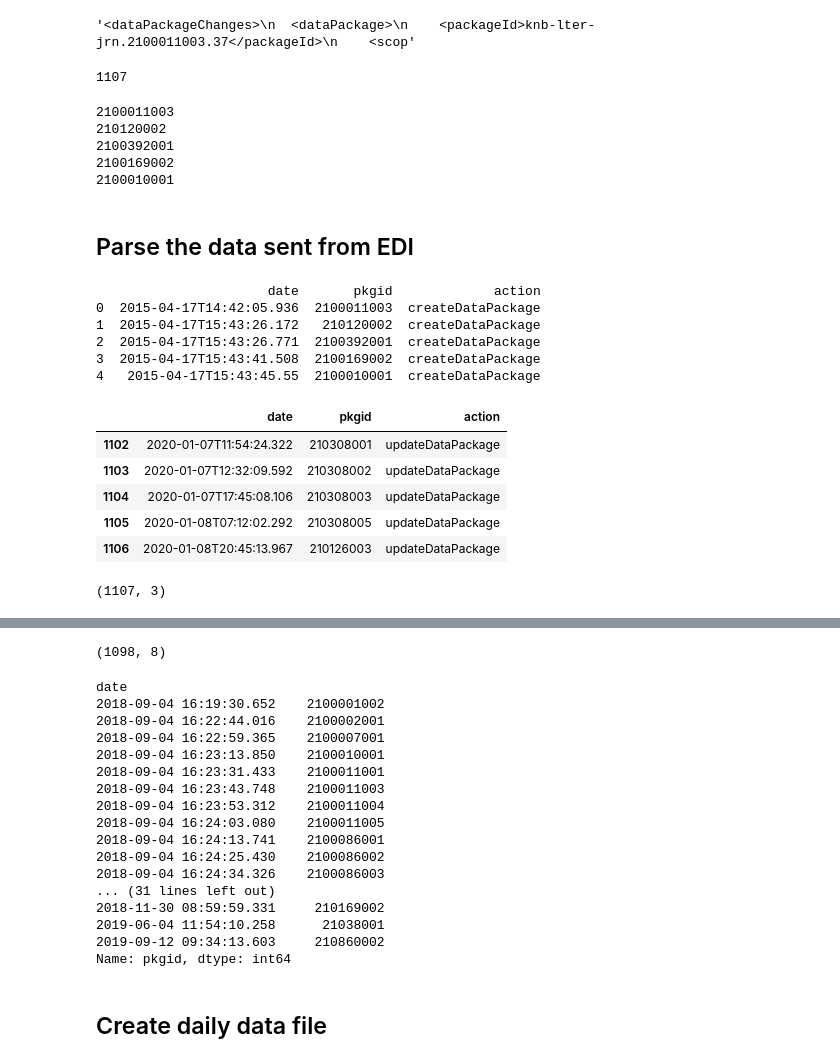
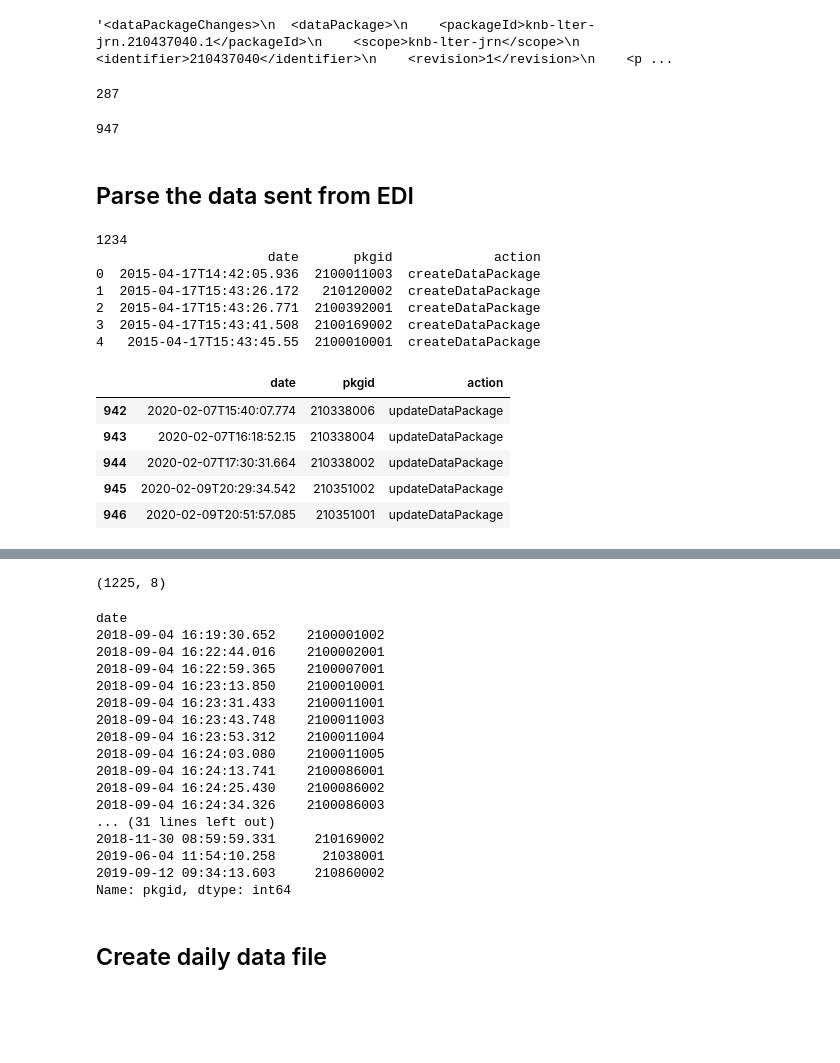
Before and after one commit to jornada-im/diagnostics, a Jupyter notebook: JRN-EDI-proposalstats.ipynb, the cells around one changed output, grey strips where cells are left out. Saved outputs shown, nothing was run; the diff lists cells and outputs as text; code cells hidden in the pictures; blank space fills up the shorter version.

```diff
--- a/JRN-EDI-proposalstats.ipynb
+++ b/JRN-EDI-proposalstats.ipynb
@@ -10,68 +8,68 @@ Since 2013-01-01, when EDI first began logging activity
 # %%
-#curl -i -X GET "https://pasta.lternet.edu/package/changes/eml?fromDate=2017-02-01T12:00:00&toDate=2017-02-28&scope=knb-lter-bes"
+#curl -i -X GET "https://pasta.lternet.edu/package/changes/eml?fromDate=2017-02-01T12:00:00&toDate=2020-01-28&scope=knb-lter-jrn"
 # This is the "List recent changes" call  https://pastaplus-core.readthedocs.io/en/latest/doc_tree/pasta_api/data_package_manager_api.html#list-recent-changes
 params = (
-    ('fromDate', '2013-01-01'),
-    ('toDate', None),
-    ('scope', 'knb-lter-jrn'),
-    ('environment', 'staging')
-)
+    ('fromDate', '2019-01-01'),
+    #('toDate', '2019-01-01'),
+    ('scope', 'knb-lter-jrn'))#,
+#    ('environment', 'production'))
 
 response = requests.get('https://pasta.lternet.edu/package/changes/eml', params=params)
 # %%
 # Response = long XML string that can be parsed with elementtree, beautifulsoup, etc
-response.text[0:100] # now parse this with
+response.text[0:300] # now parse this with
 # %% [output]
-'<dataPackageChanges>\n  <dataPackage>\n    <packageId>knb-lter-jrn.2100011003.37</packageId>\n    <scop'
+'<dataPackageChanges>\n  <dataPackage>\n    <packageId>knb-lter-jrn.210437040.1</packageId>\n    <scope>knb-lter-jrn</scope>\n    <identifier>210437040</identifier>\n    <revision>1</revision>\n    <p ...
 # %%
 # Parse the xml into an "ElementTree" object called root
 import xml.etree.ElementTree as ET
+
+tree_old = ET.parse('knb-lter-jrn_20150417-20181231.xml')
+root_old = tree_old.getroot()
+
 root = ET.fromstring(response.text)
 # %%
 # Number of elements (EDI changes) in root
+print(len(root_old))
 len(root)
 # %% [output]
-1107
+287
+947
-# %%
-# First 5 package IDs
-i=0
-for ID in root.iter('identifier'):
-    if i < 5: print(ID.text)
-    i=i+1
-# %% [output]
-2100011003
-210120002
-2100392001
-2100169002
-2100010001
 # %% [markdown]
 ## Parse the data sent from EDI
 # %%
+# Create a dataframe from the entire record in root
+df_old = pd.DataFrame({'date':[date.text for date in root_old.iter('date')],
+                   'pkgid':[int(ID.text) for ID in root_old.iter('identifier')],
+                   'action':[sm.text for sm in root_old.iter('serviceMethod')]}
+                   )
+
 # Create a dataframe from the entire record in root
 df = pd.DataFrame({'date':[date.text for date in root.iter('date')],
                    'pkgid':[int(ID.text) for ID in root.iter('identifier')],
                    'action':[sm.text for sm in root.iter('serviceMethod')]}
                    )
+df = pd.concat([df_old,df])
+
+print(len(df))
+
 print(df.head())
 
 df.tail()
 # %% [output]
+1234
                       date       pkgid             action
 0  2015-04-17T14:42:05.936  2100011003  createDataPackage
 1  2015-04-17T15:43:26.172   210120002  createDataPackage
 2  2015-04-17T15:43:26.771  2100392001  createDataPackage
 3  2015-04-17T15:43:41.508  2100169002  createDataPackage
 4   2015-04-17T15:43:45.55  2100010001  createDataPackage
 |  | date | pkgid | action |
-| 1102 | 2020-01-07T11:54:24.322 | 210308001 | updateDataPackage |
-| 1103 | 2020-01-07T12:32:09.592 | 210308002 | updateDataPackage |
-| 1104 | 2020-01-07T17:45:08.106 | 210308003 | updateDataPackage |
-| 1105 | 2020-01-08T07:12:02.292 | 210308005 | updateDataPackage |
-| 1106 | 2020-01-08T20:45:13.967 | 210126003 | updateDataPackage |
+| 942 | 2020-02-07T15:40:07.774 | 210338006 | updateDataPackage |
+| 943 | 2020-02-07T16:18:52.15 | 210338004 | updateDataPackage |
+| 944 | 2020-02-07T17:30:31.664 | 210338002 | updateDataPackage |
+| 945 | 2020-02-09T20:29:34.542 | 210351002 | updateDataPackage |
+| 946 | 2020-02-09T20:51:57.085 | 210351001 | updateDataPackage |
-# %%
-df.shape
-# %% [output]
-(1107, 3)
 # %%
 # Make the index the date
 df.index = pd.to_datetime(df['date'])#, format='%Y-%b-%dT%H:%M:%S.%f')
@@ -109,7 +107,7 @@ deleted_pkgs = df.loc[df.action=='deleteDataPackage','pkgid']
 print(df.shape)
 deleted_pkgs
 # %% [output]
-(1098, 8)
+(1225, 8)
 date
 2018-09-04 16:19:30.652    2100001002
 2018-09-04 16:22:44.016    2100002001
```
Also changed, not shown: parts of 10 cells of this notebook, 3 other files.
